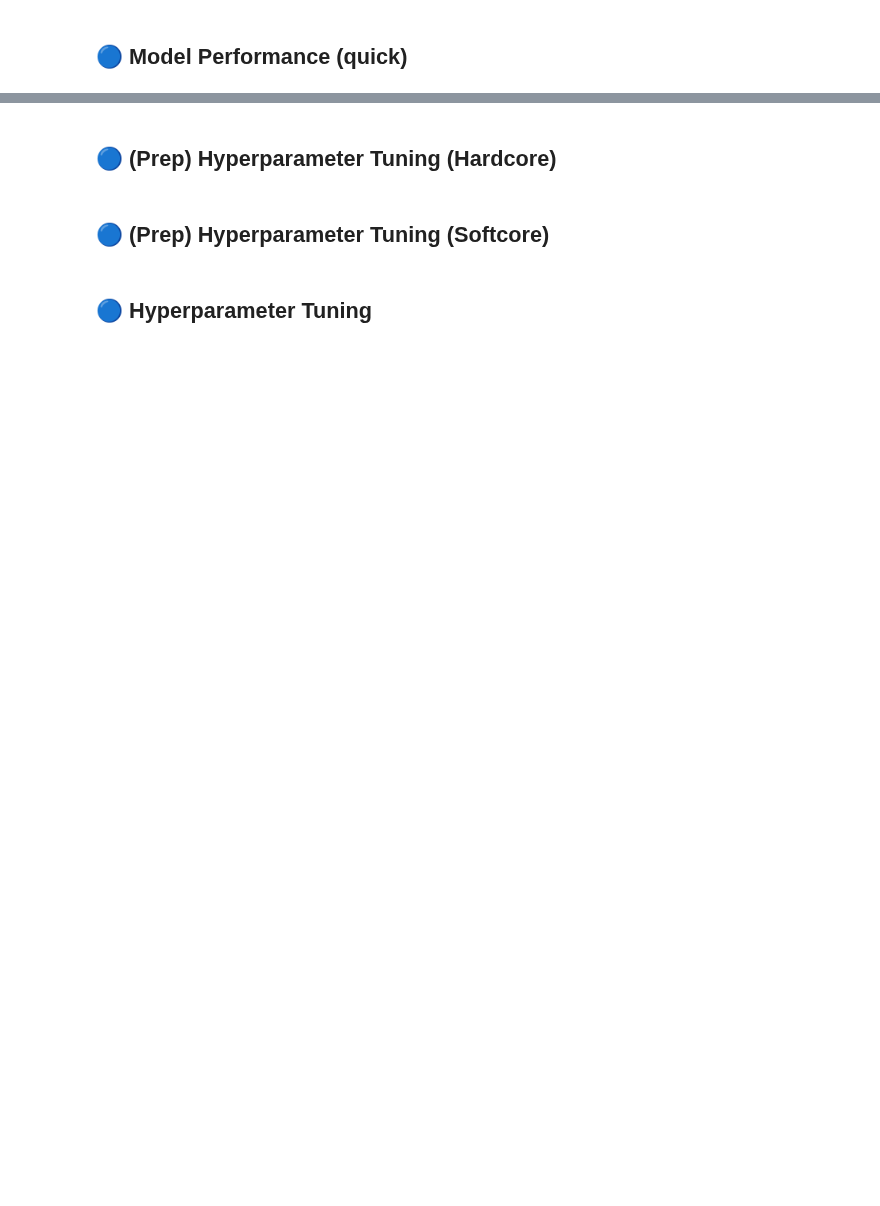
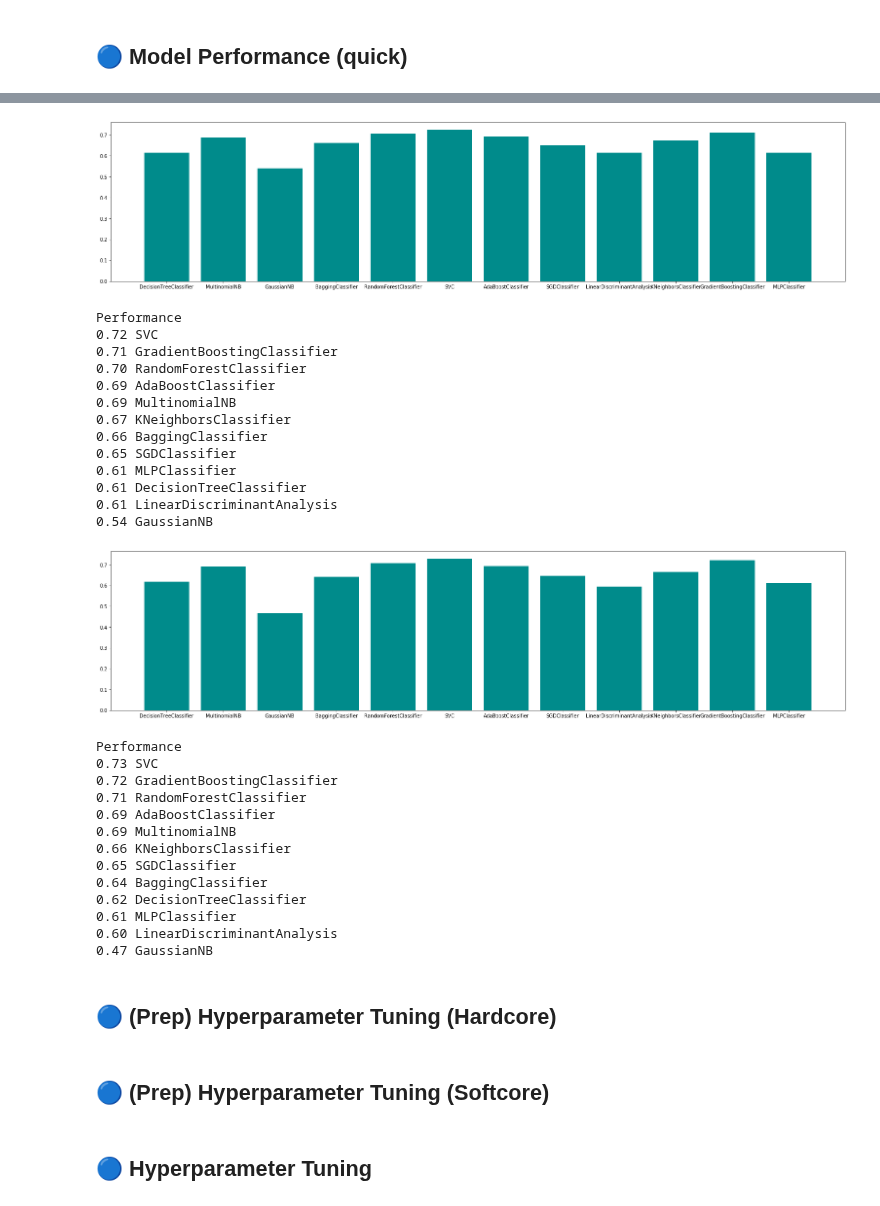
Before and after one commit to johngeorgousis/jet-classifier, a Jupyter notebook: 3SKLEARN.ipynb, the cells around one changed output, grey strips where cells are left out. Saved outputs shown, nothing was run; the diff lists cells and outputs as text; code cells hidden in the pictures; blank space fills up the shorter version.

```diff
--- a/3SKLEARN.ipynb
+++ b/3SKLEARN.ipynb
@@ -105,3 +127,36 @@ cmx_sklearn(models, test_examples, test_labels)
+# %%
+# Compare f1 score
+compare_accuracy(models, test_examples, test_labels)
+compare_f1(models, test_examples, test_labels)
+# %% [output]
+[figure, added]
+Performance
+0.72 SVC
+0.71 GradientBoostingClassifier
+0.70 RandomForestClassifier
+0.69 AdaBoostClassifier
+0.69 MultinomialNB
+0.67 KNeighborsClassifier
+0.66 BaggingClassifier
+0.65 SGDClassifier
+0.61 MLPClassifier
+0.61 DecisionTreeClassifier
+0.61 LinearDiscriminantAnalysis
+0.54 GaussianNB
+[figure, added]
+Performance
+0.73 SVC
+0.72 GradientBoostingClassifier
+0.71 RandomForestClassifier
+0.69 AdaBoostClassifier
+0.69 MultinomialNB
+0.66 KNeighborsClassifier
+0.65 SGDClassifier
+0.64 BaggingClassifier
+0.62 DecisionTreeClassifier
+0.61 MLPClassifier
+0.60 LinearDiscriminantAnalysis
+0.47 GaussianNB
 # %% [markdown]
 ## 🔵 (Prep) Hyperparameter Tuning (Hardcore)
 # %%
```
Also changed, not shown: parts of 15 cells of this notebook, 11 other files.
